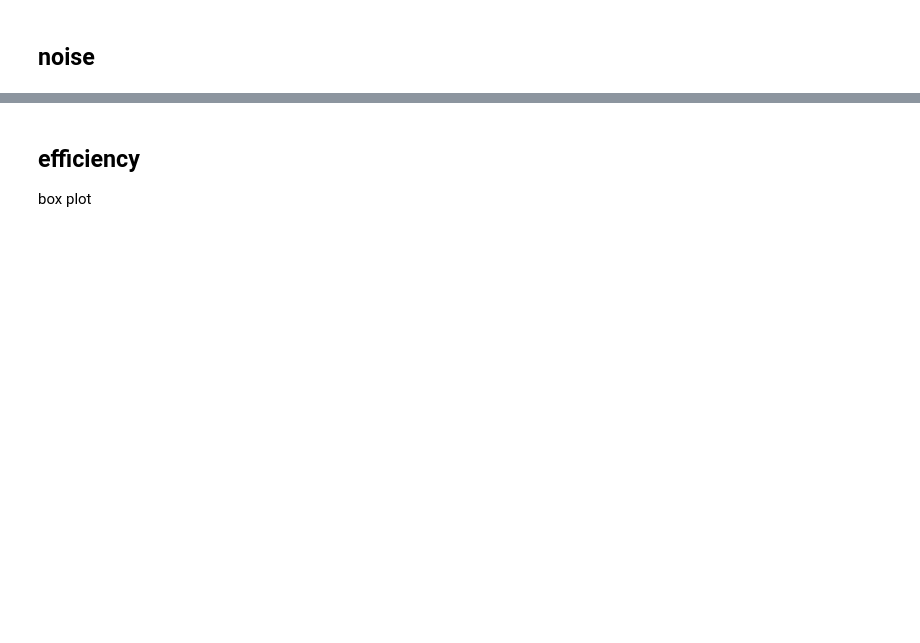
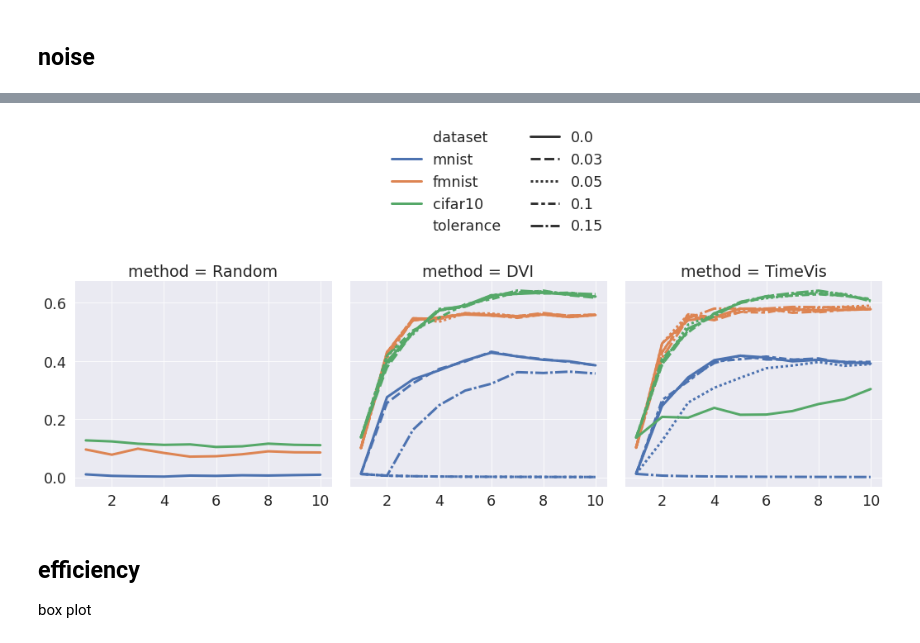
Before and after one commit to xianglinyang/DeepDebugger, a Jupyter notebook: experiments/trajectory_plot.ipynb, the cells around one changed output, grey strips where cells are left out. Cells and saved outputs as stored; diff of their text form; code cells hidden in the pictures; blank space fills up the shorter version.

```diff
--- a/experiments/trajectory_plot.ipynb
+++ b/experiments/trajectory_plot.ipynb
@@ -54,3 +76,22 @@ fg.figure.savefig(
+# %%
+# "task":str, "dataset":str, "method":str, "rate":int, "tolerance":float, "iter":int, "eval":float})
+df_eval = df[(df.task=="feedback")&(df.rate==30)]
+pal20c = sns.color_palette('tab20c', 20)
+sns.set_theme()
+sns.set_context("paper", font_scale=2, rc={"lines.linewidth": 3})
+fg = sns.relplot(data=df_eval, x="iter", y="eval", col="method", hue="dataset", hue_order=["mnist","fmnist","cifar10"], style="tolerance", kind="line", legend="full")
+# fg = sns.lineplot(data=df_eval, x="iter", y="eval", hue="dataset", hue_order=["mnist","fmnist","cifar10"], style="method", style_order=["DVI", "TimeVis","Random"], legend="full")
+sns.move_legend(fg, "lower center", bbox_to_anchor=(.5, 1), ncol=2, title=None, frameon=False)
+fg.set(xlabel='', ylabel='')
+fg.figure.savefig(
+    "../singleVis/plot/plot_results/al_simulation_noise_30.png",
+    dpi=300,
+    bbox_inches="tight",
+    pad_inches=0.0,
+    transparent=True,
+)
+# %% [output]
+[figure, added]
 # %% [markdown]
 ## efficiency
 box plot
```
Also changed, not shown: parts of 14 cells of this notebook.
